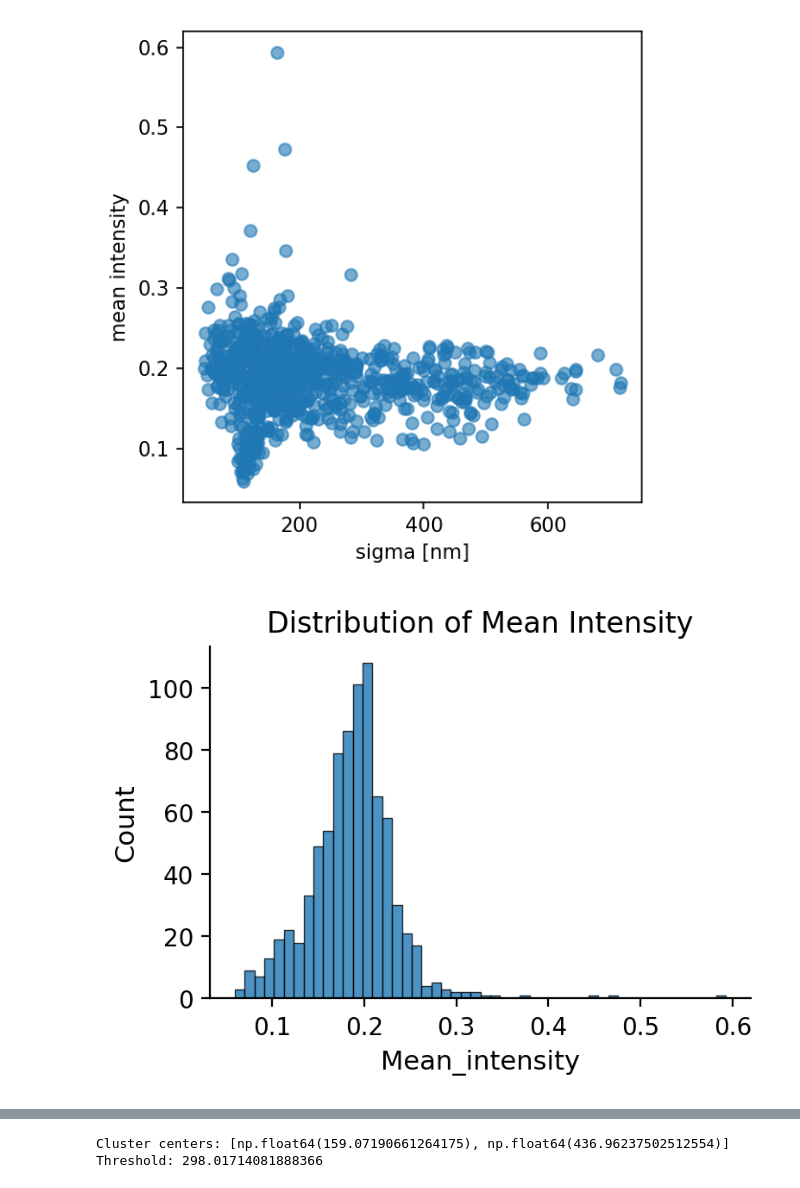
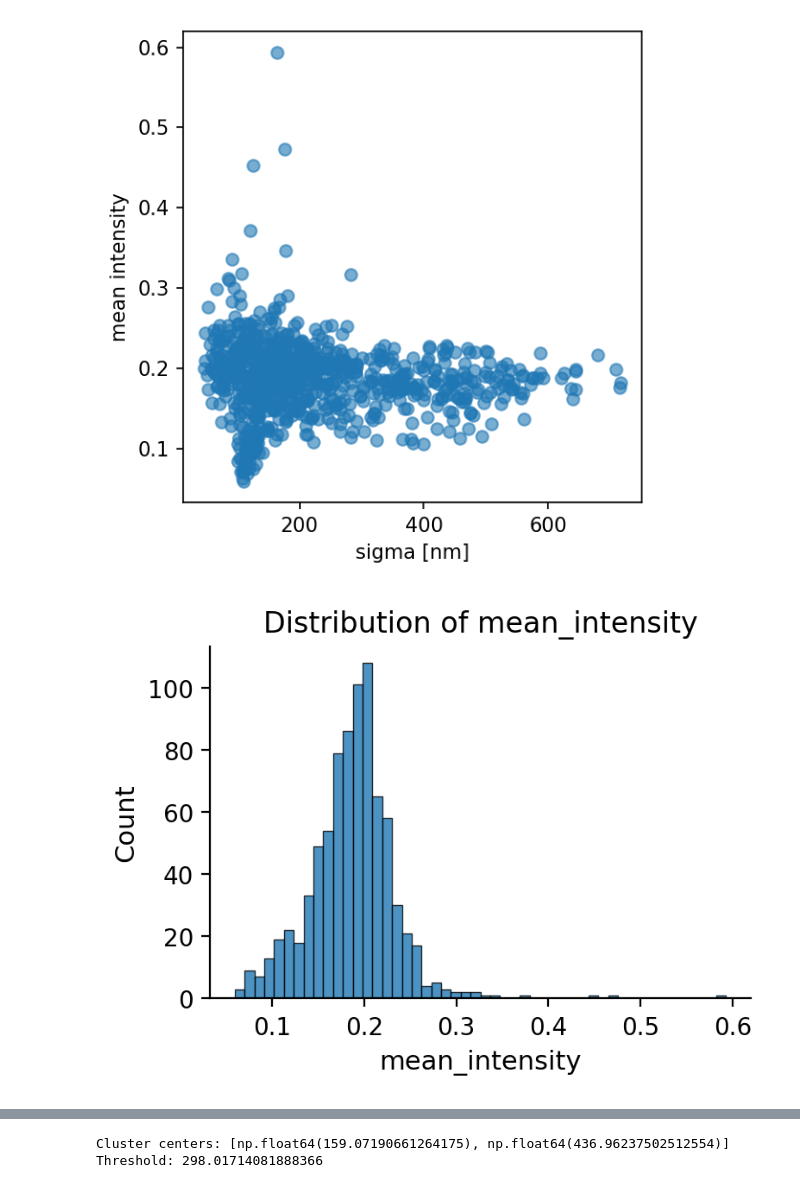
Before and after one commit to Lopatushka/LLPS, a Jupyter notebook: Kmean.ipynb, the cells around one changed output, grey strips where cells are left out. Drawn from its saved outputs; the diff is of its cells as text; code cells hidden in the pictures.

Commit message:
plot hist()

```diff
--- a/Kmean.ipynb
+++ b/Kmean.ipynb
@@ -117,26 +154,6 @@ scatter_plot(df, "sigma [nm]", "mean_intensity")
 # %% [output]
 [figure]
 # %%
-plt.figure(figsize=(4, 3), dpi=200)
-
-plt.hist(
-    df["mean_intensity"],
-    bins=50,
-    edgecolor="black",
-    linewidth=0.5,
-    alpha=0.8
-)
-
-plt.xlabel("Mean_intensity", fontsize=11)
-plt.ylabel("Count", fontsize=11)
-plt.title("Distribution of Mean Intensity", fontsize=12)
-
-# Remove top/right spines
-ax = plt.gca()
-ax.spines["top"].set_visible(False)
-ax.spines["right"].set_visible(False)
-
-plt.tight_layout()
-plt.show()
+plot_histogram(df, column="mean_intensity")
 # %% [output]
-[figure, old version]
+[figure, new version]
```
Also changed, not shown: parts of 2 cells of this notebook.
